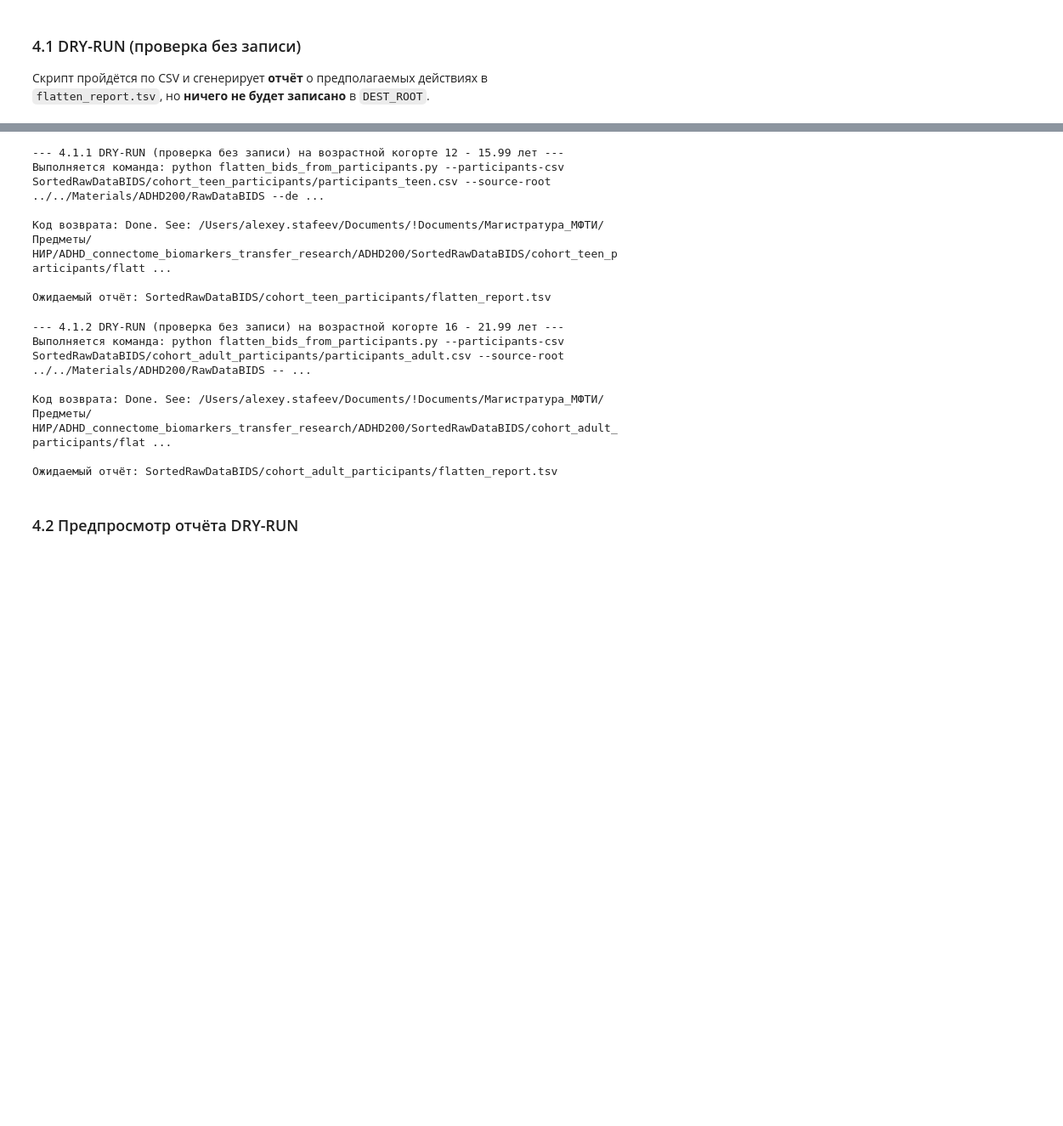
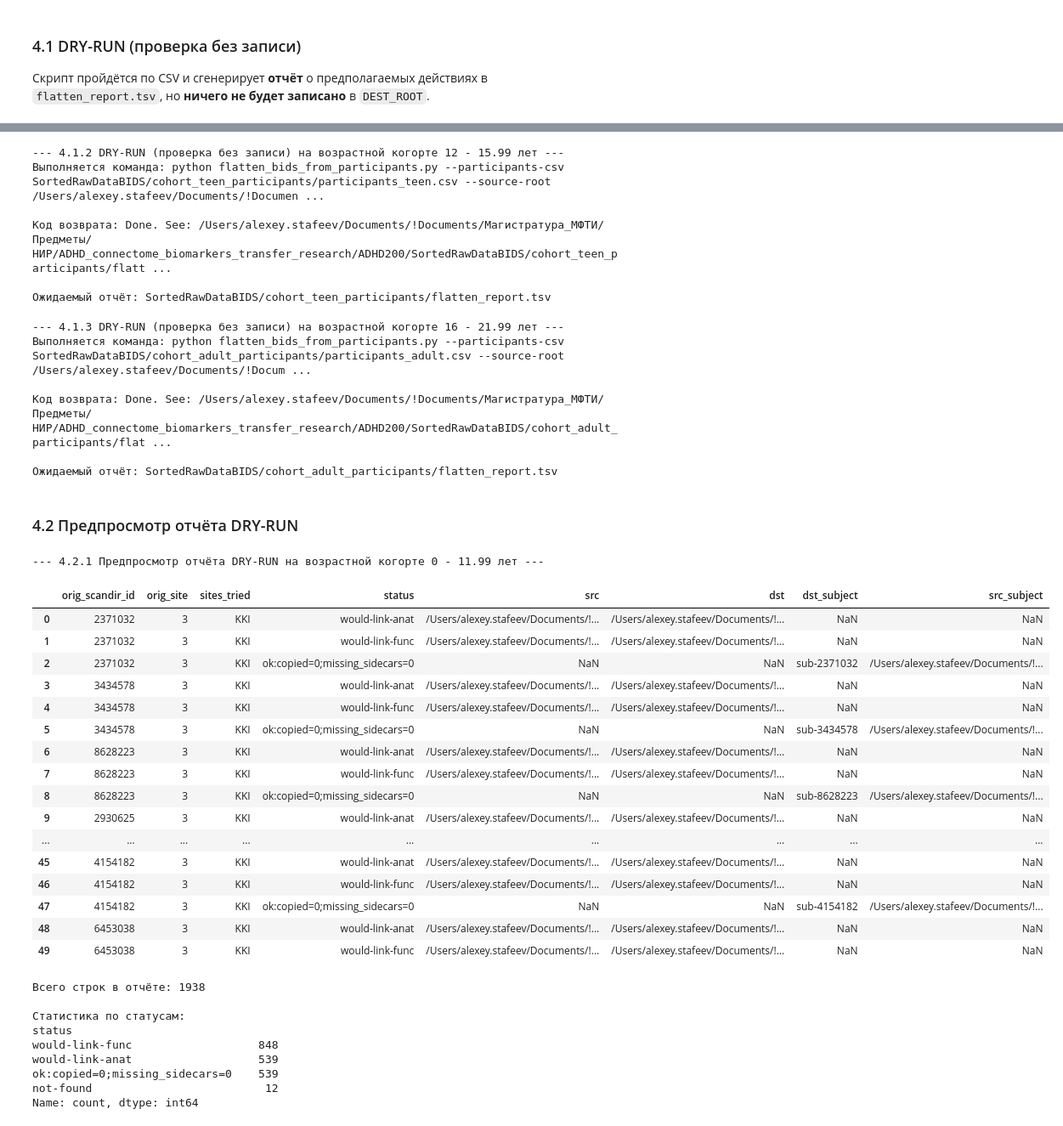
Before and after one commit to Amissum/ADHD_connectome_biomarkers_transfer_research, a Jupyter notebook: ADHD200/Sorting_script.ipynb, the cells around one changed output, grey strips where cells are left out. Shown at 85% size. Saved outputs shown, nothing was run; the diff lists cells and outputs as text; code cells hidden in the pictures; blank space fills up the shorter version.

Commit message:
Added children age cohort. Also added .yml constants file to use between Notebooks. Updated primary analysis and sorting scripts properly.

```diff
--- a/ADHD200/Sorting_script.ipynb
+++ b/ADHD200/Sorting_script.ipynb
@@ -154,7 +191,10 @@ print(df_adult.head())
 # === Параметры ===
 
 # Путь к корневой директории с исходными данными. В этой директории должны быть папки с данными субъектов, разделённые по источникам (например, 'Peking_1', 'Brown' и т.д.)
-SOURCE_ROOT = "../../Materials/ADHD200/RawDataBIDS"
+SOURCE_ROOT = constants['SOURCE_ROOT']
+
+# Путь к директории, куда будут скопированы данные для возрастной когорты {CHILDREN_MINIMAL_AGE}-{CHILDREN_MAXIMAL_AGE} лет
+DEST_ROOT_CHILDREN = "SortedRawDataBIDS/cohort_children_participants"
 
 # Путь к директории, куда будут скопированы данные для возрастной когорты {TEEN_MINIMAL_AGE}-{TEEN_MAXIMAL_AGE} лет
 DEST_ROOT_TEEN = "SortedRawDataBIDS/cohort_teen_participants"
@@ -163,8 +203,9 @@ DEST_ROOT_TEEN = "SortedRawDataBIDS/cohort_teen_participants"
 DEST_ROOT_ADULT = "SortedRawDataBIDS/cohort_adult_participants"
 
 # Путь к CSV файлам с информацией о субъектах
-PARTICIPANTS_CSV_TEEN = DEST_ROOT_TEEN + "/participants_teen.csv"      # CSV с колонками ниже
-PARTICIPANTS_CSV_ADULT = DEST_ROOT_ADULT + "/participants_adult.csv"   # CSV с колонками ниже
+PARTICIPANTS_CSV_CHILDREN = DEST_ROOT_CHILDREN + "/participants_children.csv"  # CSV с колонками ниже
+PARTICIPANTS_CSV_TEEN = DEST_ROOT_TEEN + "/participants_teen.csv"              # CSV с колонками ниже
+PARTICIPANTS_CSV_ADULT = DEST_ROOT_ADULT + "/participants_adult.csv"           # CSV с колонками ниже
 
 # Имена колонок в participants.csv
 ID_COLUMN    = "ScanDirID"
@@ -252,5 +320,5 @@ def flatten_bids(participants_csv, source_root, dest_root, id_column, site_colum
 # %%
-print(f"\n--- 4.1.1 DRY-RUN (проверка без записи) на возрастной когорте {TEEN_MINIMAL_AGE} - {TEEN_MAXIMAL_AGE} лет ---")
+print(f"\n--- 4.1.2 DRY-RUN (проверка без записи) на возрастной когорте {TEEN_MINIMAL_AGE} - {TEEN_MAXIMAL_AGE} лет ---")
 
 ret = flatten_bids(PARTICIPANTS_CSV_TEEN, SOURCE_ROOT, DEST_ROOT_TEEN, ID_COLUMN, SITE_COLUMN, SITES_COLUMN, SEX_COLUMN, AGE_COLUMN, DIAGNOSIS_COLUMN, mode=MODE, dry_run=True)
 print("\nКод возврата:", ret)
@@ -258,14 +326,14 @@ print("\nКод возврата:", ret)
 report = Path(DEST_ROOT_TEEN) / "flatten_report.tsv"
 print("Ожидаемый отчёт:", report)
 # %% [output]
---- 4.1.1 DRY-RUN (проверка без записи) на возрастной когорте 12 - 15.99 лет ---
-Выполняется команда: python flatten_bids_from_participants.py --participants-csv SortedRawDataBIDS/cohort_teen_participants/participants_teen.csv --source-root ../../Materials/ADHD200/RawDataBIDS --de ...
+--- 4.1.2 DRY-RUN (проверка без записи) на возрастной когорте 12 - 15.99 лет ---
+Выполняется команда: python flatten_bids_from_participants.py --participants-csv SortedRawDataBIDS/cohort_teen_participants/participants_teen.csv --source-root /Users/alexey.stafeev/Documents/!Documen ...
 
 Код возврата: Done. See: /Users/alexey.stafeev/Documents/!Documents/Магистратура_МФТИ/Предметы/НИР/ADHD_connectome_biomarkers_transfer_research/ADHD200/SortedRawDataBIDS/cohort_teen_participants/flatt ...
 
 Ожидаемый отчёт: SortedRawDataBIDS/cohort_teen_participants/flatten_report.tsv
 # %%
-print(f"\n--- 4.1.2 DRY-RUN (проверка без записи) на возрастной когорте {ADULT_MINIMAL_AGE} - {ADULT_MAXIMAL_AGE} лет ---")
+print(f"\n--- 4.1.3 DRY-RUN (проверка без записи) на возрастной когорте {ADULT_MINIMAL_AGE} - {ADULT_MAXIMAL_AGE} лет ---")
 
 ret = flatten_bids(PARTICIPANTS_CSV_ADULT, SOURCE_ROOT, DEST_ROOT_ADULT, ID_COLUMN, SITE_COLUMN, SITES_COLUMN, SEX_COLUMN, AGE_COLUMN, DIAGNOSIS_COLUMN, mode=MODE, dry_run=True)
 print("\nКод возврата:", ret)
@@ -273,12 +341,53 @@ print("\nКод возврата:", ret)
 report = Path(DEST_ROOT_ADULT) / "flatten_report.tsv"
 print("Ожидаемый отчёт:", report)
 # %% [output]
---- 4.1.2 DRY-RUN (проверка без записи) на возрастной когорте 16 - 21.99 лет ---
-Выполняется команда: python flatten_bids_from_participants.py --participants-csv SortedRawDataBIDS/cohort_adult_participants/participants_adult.csv --source-root ../../Materials/ADHD200/RawDataBIDS -- ...
+--- 4.1.3 DRY-RUN (проверка без записи) на возрастной когорте 16 - 21.99 лет ---
+Выполняется команда: python flatten_bids_from_participants.py --participants-csv SortedRawDataBIDS/cohort_adult_participants/participants_adult.csv --source-root /Users/alexey.stafeev/Documents/!Docum ...
 
 Код возврата: Done. See: /Users/alexey.stafeev/Documents/!Documents/Магистратура_МФТИ/Предметы/НИР/ADHD_connectome_biomarkers_transfer_research/ADHD200/SortedRawDataBIDS/cohort_adult_participants/flat ...
 
 Ожидаемый отчёт: SortedRawDataBIDS/cohort_adult_participants/flatten_report.tsv
 # %% [markdown]
 ### 4.2 Предпросмотр отчёта DRY-RUN
+# %%
+print(f"\n--- 4.2.1 Предпросмотр отчёта DRY-RUN на возрастной когорте {CHILDREN_MINIMAL_AGE} - {CHILDREN_MAXIMAL_AGE} лет ---")
+
+report = Path(DEST_ROOT_CHILDREN) / "flatten_report.tsv"
+if report.exists():
+    df = pd.read_csv(report, sep="\t")
+    display(df.head(50))
+    print("Всего строк в отчёте:", len(df))
+    if "status" in df.columns:
+        print("\nСтатистика по статусам:")
+        print(df["status"].value_counts())
+else:
+    print(f"{report} не найден.")
+# %% [output]
+--- 4.2.1 Предпросмотр отчёта DRY-RUN на возрастной когорте 0 - 11.99 лет ---
+|  | orig_scandir_id | orig_site | sites_tried | status | src | dst | dst_subject | src_subject |
+| 0 | 2371032 | 3 | KKI | would-link-anat | /Users/alexey.stafeev/Documents/!... | /Users/alexey.stafeev/Documents/!... | NaN | NaN |
+| 1 | 2371032 | 3 | KKI | would-link-func | /Users/alexey.stafeev/Documents/!... | /Users/alexey.stafeev/Documents/!... | NaN | NaN |
+| 2 | 2371032 | 3 | KKI | ok:copied=0;missing_sidecars=0 | NaN | NaN | sub-2371032 | /Users/alexey.stafeev/Documents/!... |
+| 3 | 3434578 | 3 | KKI | would-link-anat | /Users/alexey.stafeev/Documents/!... | /Users/alexey.stafeev/Documents/!... | NaN | NaN |
+| 4 | 3434578 | 3 | KKI | would-link-func | /Users/alexey.stafeev/Documents/!... | /Users/alexey.stafeev/Documents/!... | NaN | NaN |
+| 5 | 3434578 | 3 | KKI | ok:copied=0;missing_sidecars=0 | NaN | NaN | sub-3434578 | /Users/alexey.stafeev/Documents/!... |
+| 6 | 8628223 | 3 | KKI | would-link-anat | /Users/alexey.stafeev/Documents/!... | /Users/alexey.stafeev/Documents/!... | NaN | NaN |
+| 7 | 8628223 | 3 | KKI | would-link-func | /Users/alexey.stafeev/Documents/!... | /Users/alexey.stafeev/Documents/!... | NaN | NaN |
+| 8 | 8628223 | 3 | KKI | ok:copied=0;missing_sidecars=0 | NaN | NaN | sub-8628223 | /Users/alexey.stafeev/Documents/!... |
+| 9 | 2930625 | 3 | KKI | would-link-anat | /Users/alexey.stafeev/Documents/!... | /Users/alexey.stafeev/Documents/!... | NaN | NaN |
+| ... | ... | ... | ... | ... | ... | ... | ... | ... |
+| 45 | 4154182 | 3 | KKI | would-link-anat | /Users/alexey.stafeev/Documents/!... | /Users/alexey.stafeev/Documents/!... | NaN | NaN |
+| 46 | 4154182 | 3 | KKI | would-link-func | /Users/alexey.stafeev/Documents/!... | /Users/alexey.stafeev/Documents/!... | NaN | NaN |
+| 47 | 4154182 | 3 | KKI | ok:copied=0;missing_sidecars=0 | NaN | NaN | sub-4154182 | /Users/alexey.stafeev/Documents/!... |
+| 48 | 6453038 | 3 | KKI | would-link-anat | /Users/alexey.stafeev/Documents/!... | /Users/alexey.stafeev/Documents/!... | NaN | NaN |
+| 49 | 6453038 | 3 | KKI | would-link-func | /Users/alexey.stafeev/Documents/!... | /Users/alexey.stafeev/Documents/!... | NaN | NaN |
+Всего строк в отчёте: 1938
+
+Статистика по статусам:
+status
+would-link-func                   848
+would-link-anat                   539
+ok:copied=0;missing_sidecars=0    539
+not-found                          12
+Name: count, dtype: int64
 # %%
```
Also changed, not shown: parts of 15 cells of this notebook, 4 other files.
